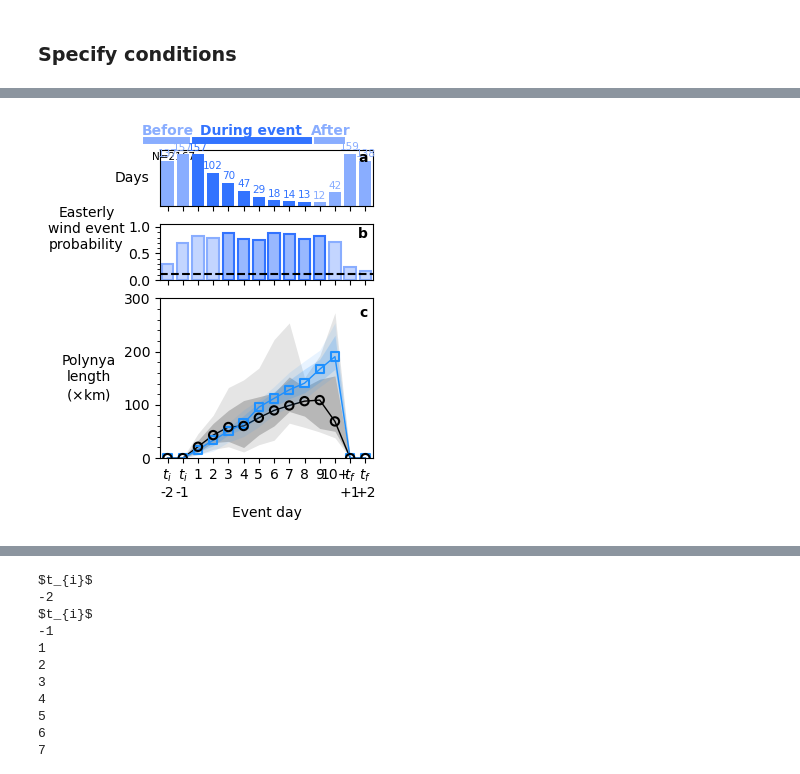
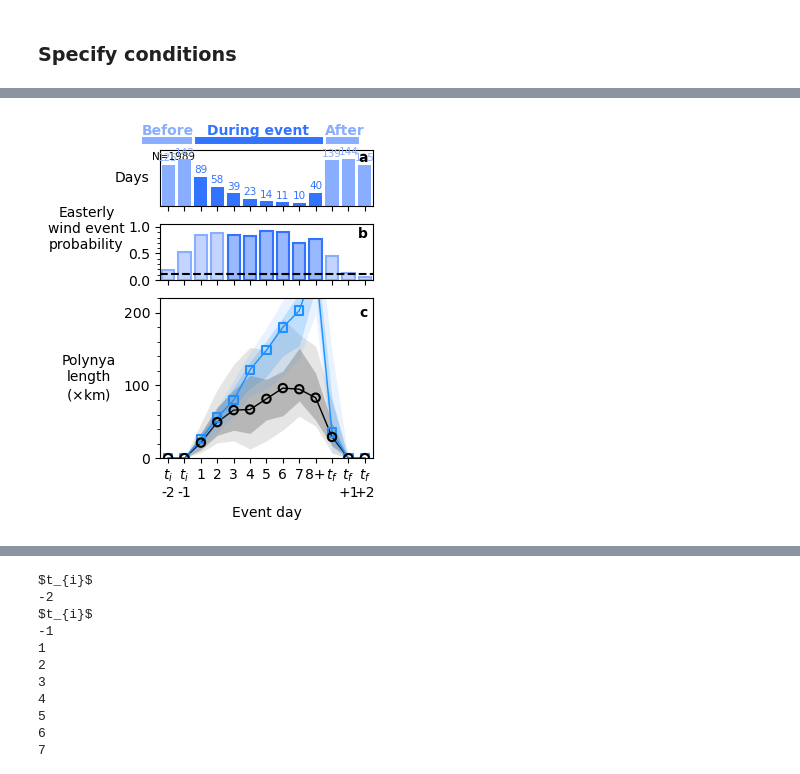
Before and after one commit to mackenziejewell/SBSpolynya, a Jupyter notebook: notebooks/06_EventTimeScaleGrowth.ipynb, the cells around one changed output, grey strips where cells are left out. Cells and saved outputs as stored; diff of their text form; code cells hidden in the pictures.

```diff
--- a/notebooks/06_EventTimeScaleGrowth.ipynb
+++ b/notebooks/06_EventTimeScaleGrowth.ipynb
@@ -290,7 +290,7 @@ df = pd.read_csv('../data/compiled_stats.csv')
 
 
 df['esei'] = vectors.comp_along_theta(df['ui'], df['vi'], 145*units('degree')) * units('cm/s').to('km/day')
-df['ese10'] = 0.02*vectors.comp_along_theta(df['u10'], df['v10'], 180*units('degree'))* units('m/s').to('km/day')
+df['ese10'] = 0.03*vectors.comp_along_theta(df['u10'], df['v10'], 180*units('degree'))* units('m/s').to('km/day')
 
 df['si_km'] = df['si'] * units('cm/s').to('km/day')
 
@@ -311,19 +311,20 @@ vp = (df['up'].values, df['vp'].values )
 df['ta_wi'] = vectors.turning_angle(vw,vi).magnitude
 df['ta_ip'] = vectors.turning_angle(vi,vp).magnitude
 df['ta_wp'] = vectors.turning_angle(vw,vp).magnitude
+
+df['cum_drift'] = 0
+df['X_Pease'] = 0
+seqs = np.array(list(set(df.sequence[df.sequence!=-999])))
+
+for ss in seqs:
+    df.loc[df.sequence == ss, 'cum_drift'] = np.cumsum(df.loc[df.sequence == ss, 'ese10']).values
 # %%
-df['cum_drift'] = 0
-df['X_Pease'] = 0
-seqs = np.array(list(set(df.sequence[df.sequence!=-999])))
-
-for ss in seqs:
-    df.loc[df.sequence == ss, 'cum_drift'] = np.cumsum(df.loc[df.sequence == ss, 'ese10']).values
 
 
 for IND in np.where(df.year >= 2003)[0]:
     # model params
     #===============================
-    wf = 0.02 # wind factor
+    wf = 0.03 # wind factor
     ta = 20   # CW turning angle wind to ice, degrees
     poly_dir = 145  #  polynya direction, degrees CCW from E
     Hi = 15 * units('cm')
@@ -616,7 +621,7 @@ for ax, cat in zip(axs[1:2], ['wind', 'ice']):
 
     wind_prob = np.array([])
     for dd, cond in zip(x_values, all_cond):
-        cond1 = cond & (dir_conds(DF, cat))#& speed_conds(DF, cat)
+        cond1 = cond & (dir_conds(DF, cat))& speed_conds(DF, cat)
         wind_prob = np.append(wind_prob, np.sum(cond1)/np.sum(cond))
 
     width = 0.75
@@ -639,7 +644,7 @@ ax.axhline(np.sum(cond1)/np.sum(cond), ls='dashed', lw=1.5,  c = 'k', zorder=2)
 
 
 ax = axs[2]
-ax.set_ylim(0,300)
+ax.set_ylim(0,220)
 ax.yaxis.set_major_locator(ticker.MultipleLocator(100))
 ax.yaxis.set_minor_locator(ticker.MultipleLocator(20))
 
@@ -683,6 +688,30 @@ ax.plot(x_values, obs_pers[50], lw=1, c=color, zorder=-4)
 ax.scatter(x_values, obs_pers[50], lw=1.5, edgecolor=color, marker='o', facecolor='None', zorder=1)
 ax.fill_between(x_values, obs_pers[10], obs_pers[90], alpha=0.1, color=color, lw=0, zorder=-4)
 ax.fill_between(x_values, obs_pers[25], obs_pers[75], alpha=0.2, color=color, lw=0 ,zorder=-4)
+
+
+
+
+ax = axs[1]
+# ax.set_ylabel('Polynya\nlength\n($\\times\mathrm{km}$)', rotation=0, labelpad=25, va='center')
+VAR = 's10'
+
+obs_pers = {}
+percents = [10,25,50,75,90]
+for per in percents:
+    obs_pers[per] = np.array([])
+
+for dd, cond in zip(x_values, all_cond):
+
+    for per in percents:
+        obs_pers[per] = np.append(obs_pers[per], np.nanpercentile(DF[VAR][cond], per))
+
+color = 'k'
+ax.plot(x_values, obs_pers[50], lw=1, c=color, zorder=-4)
+ax.scatter(x_values, obs_pers[50], lw=1.5, edgecolor=color, marker='o', facecolor='None', zorder=1)
+ax.fill_between(x_values, obs_pers[10], obs_pers[90], alpha=0.1, color=color, lw=0, zorder=-4)
+ax.fill_between(x_values, obs_pers[25], obs_pers[75], alpha=0.2, color=color, lw=0 ,zorder=-4)
+
 
 
 
@@ -720,34 +749,34 @@ xtick_labels = axs[-1].get_xticklabels()
 
 
 ax = axs[0]
 
 yy = 200
 ax.plot([0.8,8.2], [yy,yy], c=color1, lw=5, clip_on=False)
 ax.text(4.5,yy+7, 'During event', weight='bold', c=color1, va='bottom', ha='center', clip_on=False)
 ax.plot([-2.4,0.2], [yy,yy], c=color2, lw=5, clip_on=False)
 ax.text(-1,yy+7, 'Before', weight='bold', c=color2, va='bottom', ha='center', clip_on=False)
 ax.plot([8.8,10.4], [yy,yy], c=color2, lw=5, clip_on=False)
 ax.text(9.75,yy+7, 'After', weight='bold', c=color2, va='bottom', ha='center', clip_on=False)
 
 
 
 axs[-1].set_xlabel('Event day')
 
 for aa, ax in enumerate(axs):
 #     ax.text(1.01, 0.95, '(a)', ha='left', va='top', weight='bold', clip_on=False, transform = ax.transAxes)
     if aa == 0:
         ax.text(0.975, 0.99, f'{chr(97+aa)}',
                 ha='right', va='top', weight='bold', clip_on=False, transform = ax.transAxes)
     else:
         ax.text(0.975, 0.95, f'{chr(97+aa)}',
                 ha='right', va='top', weight='bold', clip_on=False, transform = ax.transAxes)
 
 
 
 # ax.plot(x_values[2:-4], np.linspace(0,200,len(x_values[2:-4])))
 # fig.savefig('../figures/results/comp_time_v2.png', dpi=400, bbox_inches='tight')
 # %% [output]
-[figure, old version]
+[figure, new version]
 # %%
 long_events = list(set(dfr.sequence[(shoulder==False)&(dfr.event_length >= 10)]))
 
```
Also changed, not shown: parts of 10 cells of this notebook, 13 other files.
